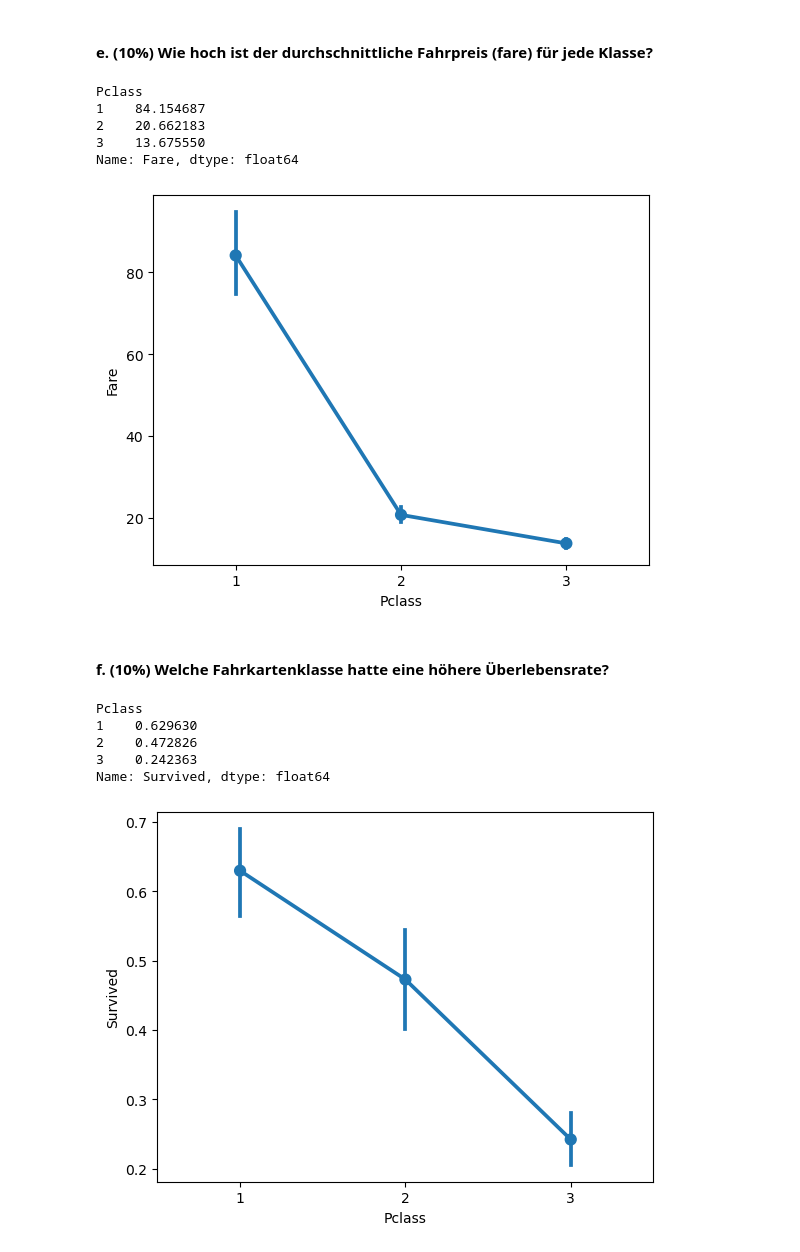
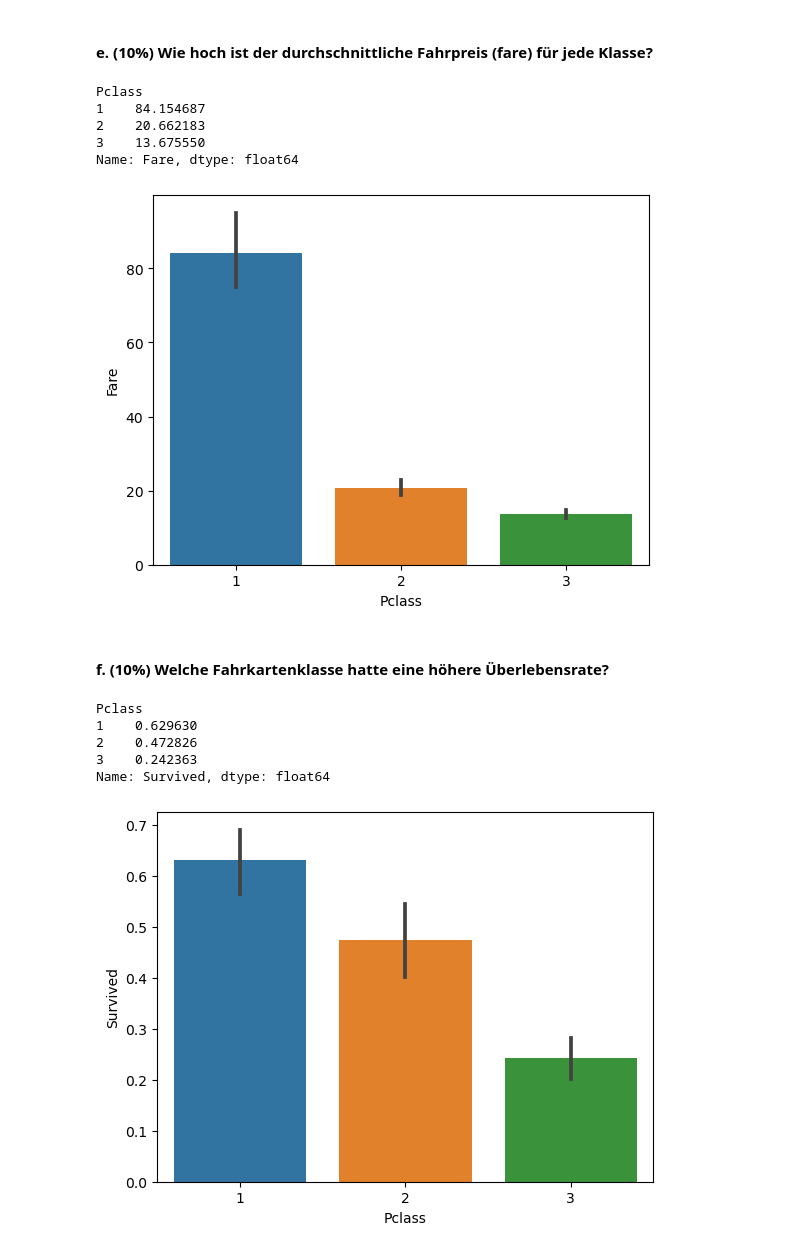
Before and after one commit to olehae/DS1, a Jupyter notebook: Hausaufgabe04.ipynb, the cells around one changed output. Drawn from its saved outputs; the diff is of its cells as text; code cells hidden in the pictures.

Commit message:
Changed point for barplots

```diff
--- a/Hausaufgabe04.ipynb
+++ b/Hausaufgabe04.ipynb
@@ -229,7 +229,7 @@ Name: Survived, dtype: float64
 # %% [markdown]
 #### e. (10%) Wie hoch ist der durchschnittliche Fahrpreis (fare) für jede Klasse?
 # %%
-g = sns.pointplot(data=titanic, x="Pclass", y="Fare")
+g = sns.barplot(data=titanic, x="Pclass", y="Fare")
 titanic.groupby(['Pclass'])['Fare'].mean()
 # %% [output]
 Pclass
@@ -237,16 +237,16 @@ Pclass
 2    20.662183
 3    13.675550
 Name: Fare, dtype: float64
-[figure, old version]
+[figure, new version]
 # %% [markdown]
 #### f. (10%) Welche Fahrkartenklasse hatte eine höhere Überlebensrate?
 # %%
-g = sns.pointplot(data=titanic, x="Pclass", y="Survived")
+g = sns.barplot(data=titanic, x="Pclass", y="Survived")
 titanic.groupby(['Pclass'])['Survived'].mean()
 # %% [output]
 Pclass
 1    0.629630
 2    0.472826
 3    0.242363
 Name: Survived, dtype: float64
-[figure, old version]
+[figure, new version]
```
Also changed, not shown: parts of 1 cell of this notebook.
